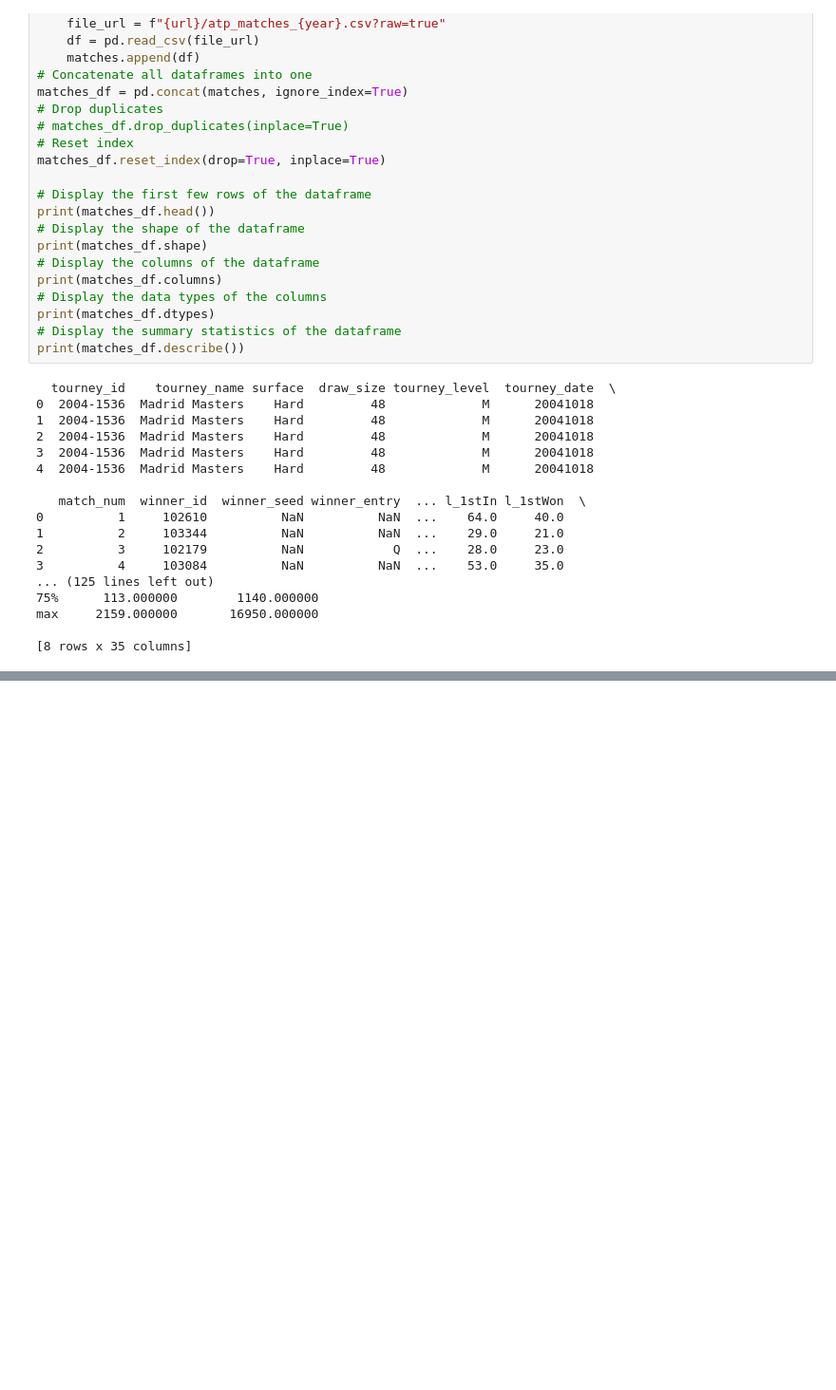
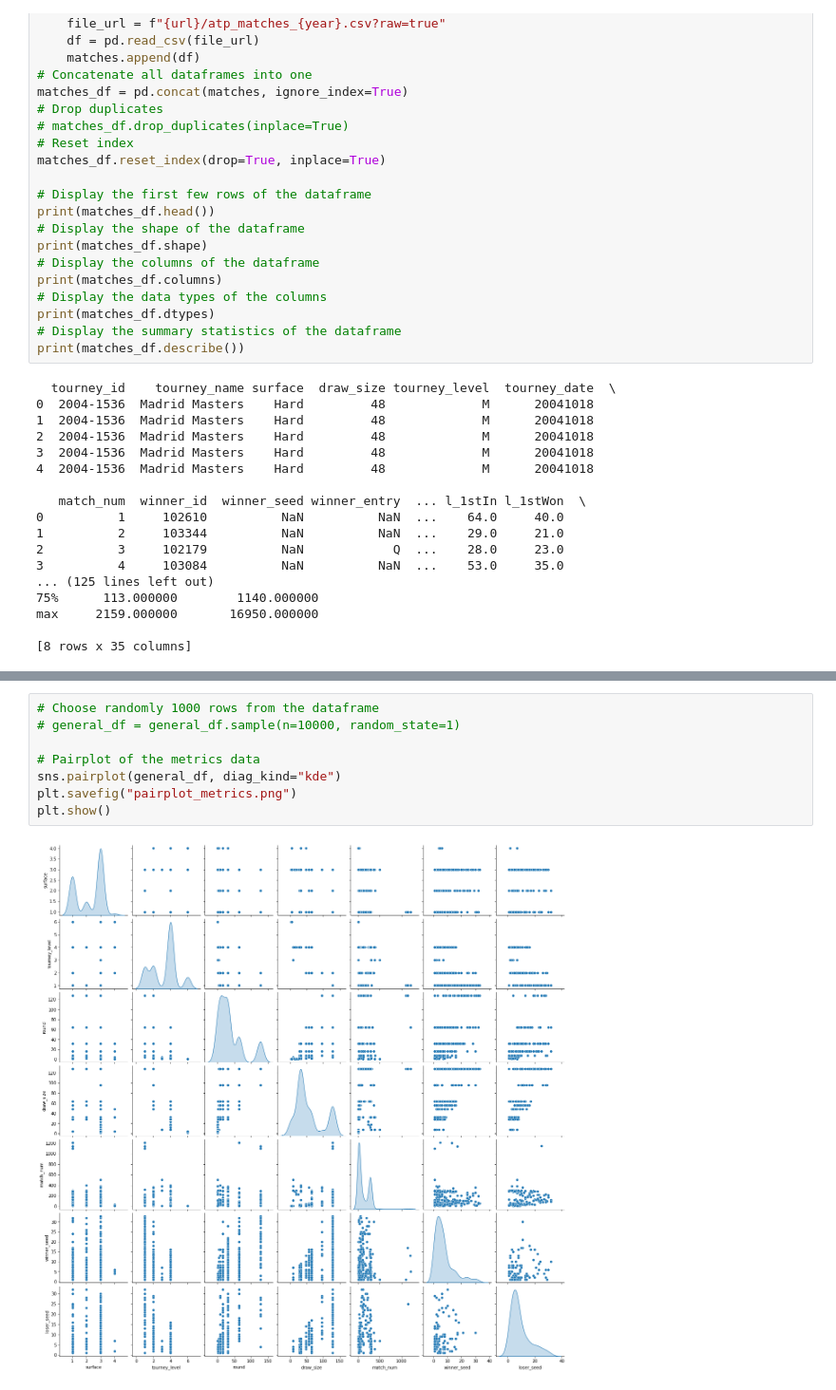
Before and after one commit to CieranW/SIE433-FinalProject, a Jupyter notebook: Code/notebook.ipynb, the cells around one changed output, grey strips where cells are left out. Shown at 95% size. Cells and saved outputs as stored; diff of their text form; blank space fills up the shorter version.

```diff
--- a/Code/notebook.ipynb
+++ b/Code/notebook.ipynb
@@ -55,0 +171,10 @@ max     2159.000000       16950.000000
+# %%
+# Choose randomly 1000 rows from the dataframe
+# general_df = general_df.sample(n=10000, random_state=1)
+
+# Pairplot of the metrics data
+sns.pairplot(general_df, diag_kind="kde")
+plt.savefig("pairplot_metrics.png")
+plt.show()
+# %% [output]
+[figure, added]
```
Also changed, not shown: parts of 7 cells of this notebook.
